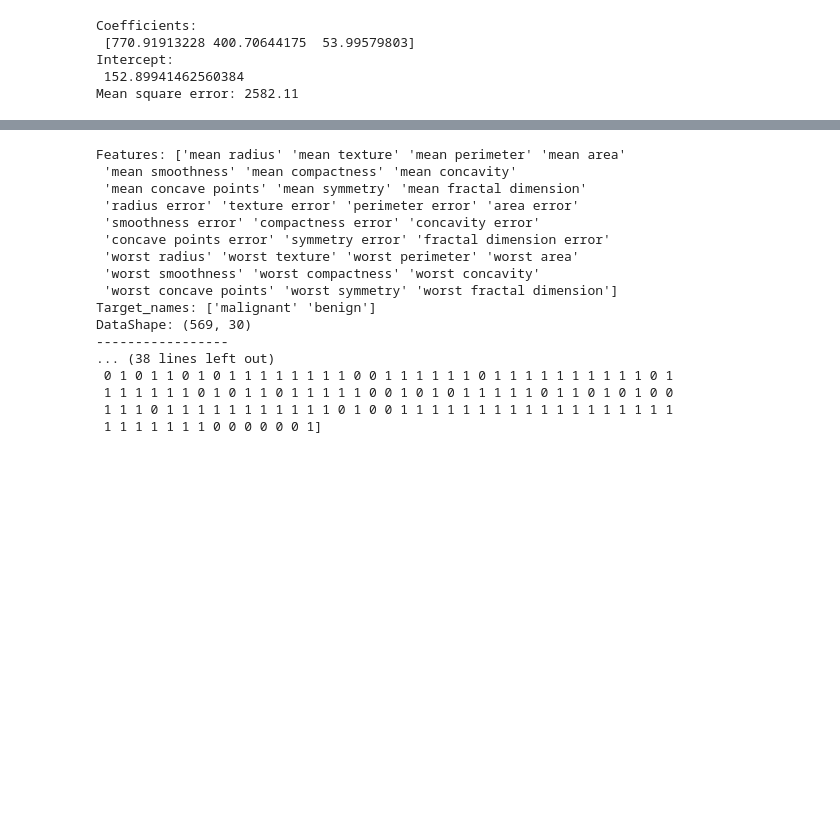
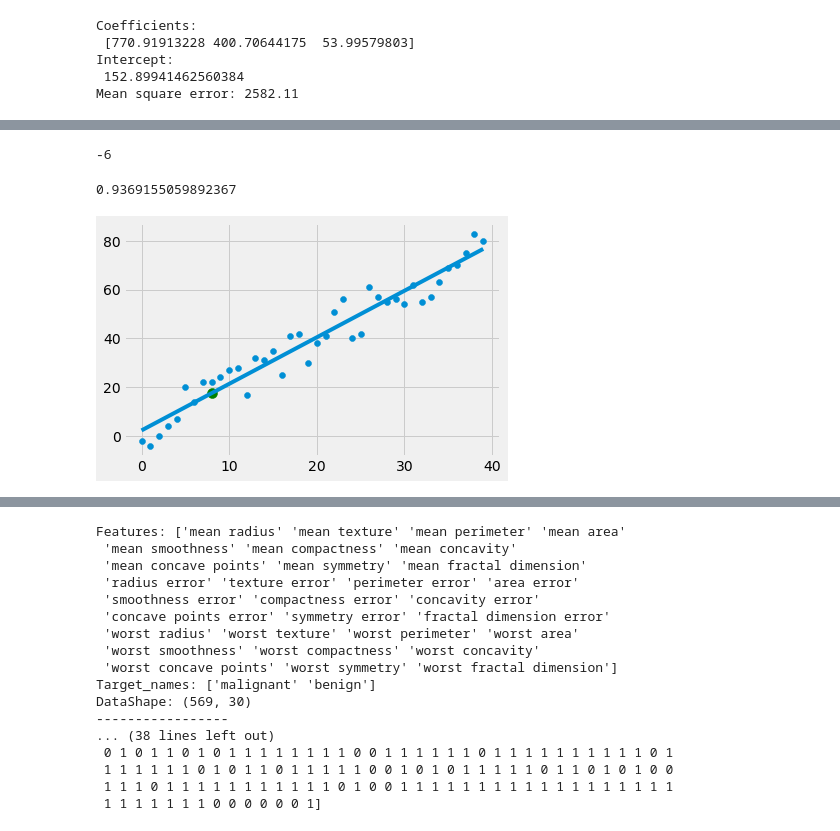
Before and after one commit to xiaolancara/MachineLearning, a Jupyter notebook: SL-ML Supervised.ipynb, the cells around one changed output, grey strips where cells are left out. Drawn from its saved outputs; the diff is of its cells as text; code cells hidden in the pictures; blank space fills up the shorter version.

```diff
--- a/SL-ML Supervised.ipynb
+++ b/SL-ML Supervised.ipynb
@@ -88 +165,55 @@ Mean square error: 2582.11
+# %%
+random.randrange(-40, 40)
+# %% [output]
+-6
+# %%
+style.use('fivethirtyeight')
+
+# xs = np.array([1,2,3,4,5,6], dtype = np.float64)
+# ys = np.array([5,4,6,5,6,7], dtype = np.float64)
+def create_dataset(num_data, variance, step = 2, correlation = False):
+    val = 1
+    ys = []
+    for i in range(num_data):
+        #returns a number between -variance (included) and variance (not included)
+        y = val + random.randrange(-variance, variance)
+        ys.append(y)
+        if correlation and correlation == 'pos':
+            val+=step
+        elif correlation and correlation == 'neg':
+            val-=step
+    xs = [i for i in range(len(ys))]
+    return np.array(xs, dtype = np.float64), np.array(ys, dtype = np.float64)
+
+def best_fit_slope_and_intercept(xs, ys):
+    m = ((mean(xs) * mean(ys)) - mean(xs*ys)) / ((mean(xs)**2 - mean(xs**2)))
+    b = mean(ys) - m*mean(xs)
+    return m,b
+
+def squared_error(ys_orig, ys_line):
+    return sum((ys_line - ys_orig)**2)
+
+def coefficient_of_determination(ys_orig, ys_line):
+    y_mean_line = [mean(ys_orig) for y in ys_orig]
+    squared_error_regr = squared_error(ys_orig, ys_line)
+    squared_error_y_mean = squared_error(ys_orig, y_mean_line)
+    return 1 - (squared_error_regr/squared_error_y_mean)
+
+xs, ys = create_dataset(40, 10, correlation = 'pos')
+m,b = best_fit_slope_and_intercept(xs,ys)
+regression_line = [(m*x)+b for x in xs]
+
+predict_x = 8
+predict_y = (m*predict_x)+b
+
+r_squared = coefficient_of_determination(ys, regression_line)
+print(r_squared)
+
+plt.scatter(xs,ys)
+plt.scatter(predict_x,predict_y,s = 100,color = 'g')
+plt.plot(xs, regression_line)
+plt.show()
+# %% [output]
+0.9369155059892367
+[figure, added]
 # %% [markdown]
```
Also changed, not shown: parts of 18 cells of this notebook.
